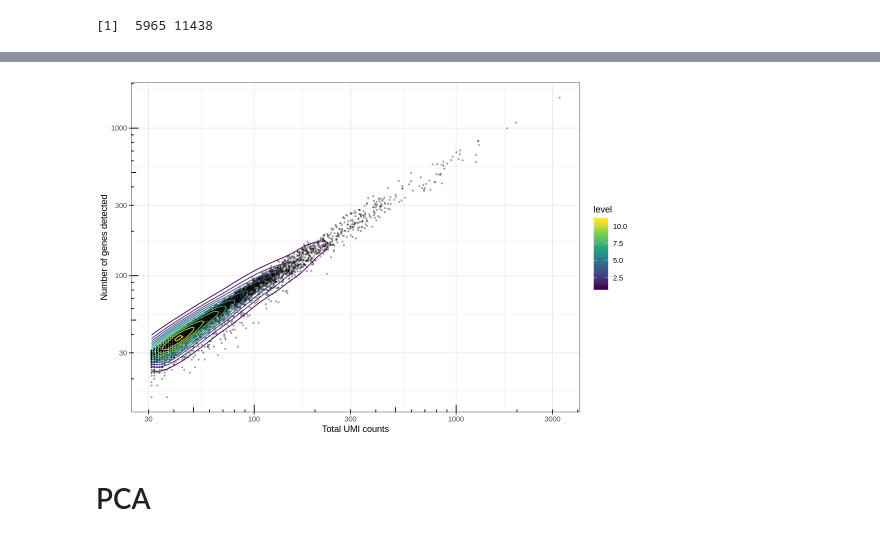
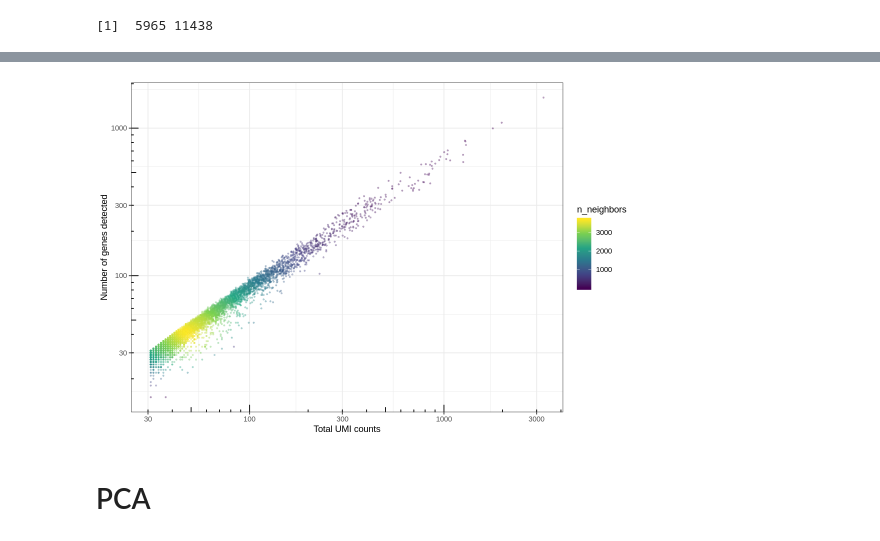
Before and after one commit to pachterlab/kallistobustools, a Jupyter notebook: notebooks/kb_QC.ipynb, the cells around one changed output, grey strips where cells are left out. Cells and saved outputs as stored; diff of their text form; code cells hidden in the pictures.

Commit message:
Use geom_pointdensity

```diff
--- a/notebooks/kb_QC.ipynb
+++ b/notebooks/kb_QC.ipynb
@@ -121,12 +122,11 @@ df2 %>%
 # %%
 ggplot(df2, aes(nCount, nGene)) +
-  geom_point(size = 0.5, alpha = 0.3) +
-  stat_density_2d(aes(color = stat(level))) +
+  geom_pointdensity(size = 0.5, alpha = 0.3) +
   scale_color_viridis_c() +
   scale_x_log10() + scale_y_log10() + annotation_logticks() +
   labs(x = "Total UMI counts", y = "Number of genes detected")
 # %% [output]
-[figure, old version]
+[figure, new version]
 # %% [markdown]
 # PCA
 # %%
```
Also changed, not shown: parts of 6 cells of this notebook.
